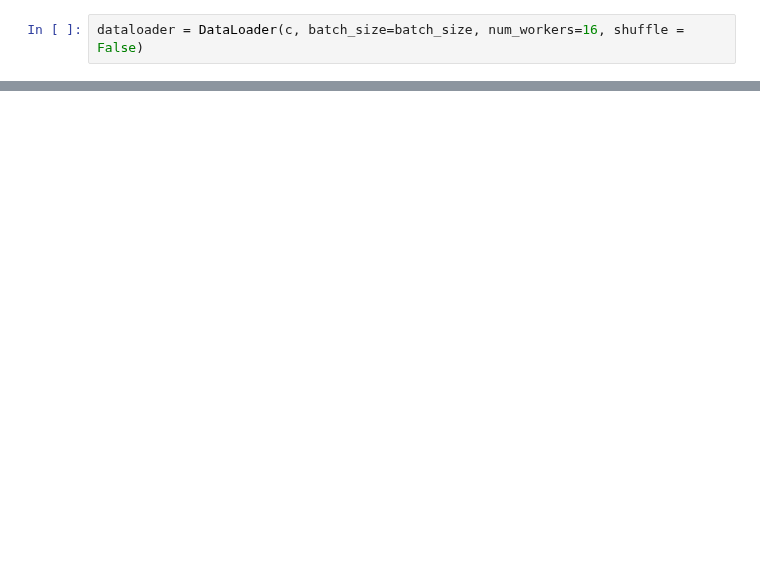
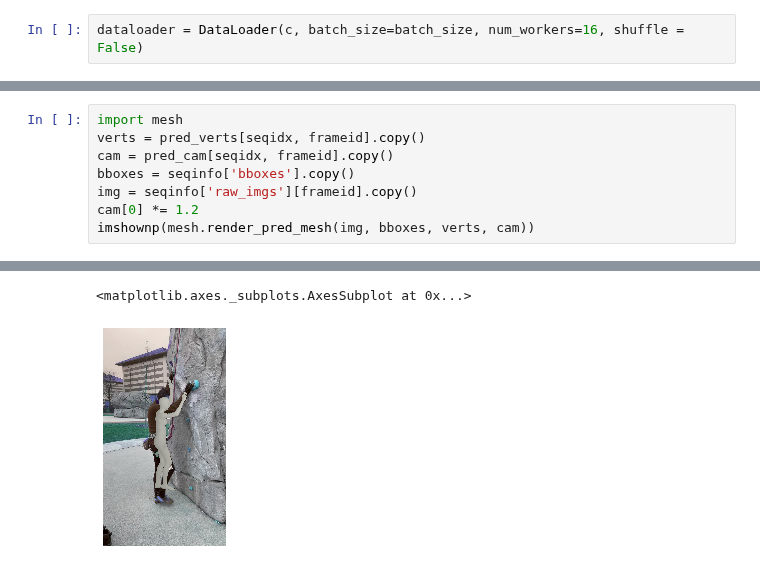
Before and after one commit to 2food/APEC, a Jupyter notebook: meva.ipynb, the cells around one changed output, grey strips where cells are left out. Drawn from its saved outputs; the diff is of its cells as text; blank space fills up the shorter version.

```diff
--- a/meva.ipynb
+++ b/meva.ipynb
@@ -120,0 +136,9 @@ plt.show();
+# %%
+import mesh
+verts = pred_verts[seqidx, frameid].copy()
+cam = pred_cam[seqidx, frameid].copy()
+bboxes = seqinfo['bboxes'].copy()
+img = seqinfo['raw_imgs'][frameid].copy()
+cam[0] *= 1.2
+imshownp(mesh.render_pred_mesh(img, bboxes, verts, cam))
+# %% [output]
@@ -121,3 +146,5 @@ plt.show();
+<matplotlib.axes._subplots.AxesSubplot at 0x...>
+[figure, added]
 # %%
 from meva.utils.renderer import Renderer
 from meva.utils.demo_utils import convert_crop_cam_to_orig_img
```
Also changed, not shown: parts of 10 cells of this notebook, 3 other files.
